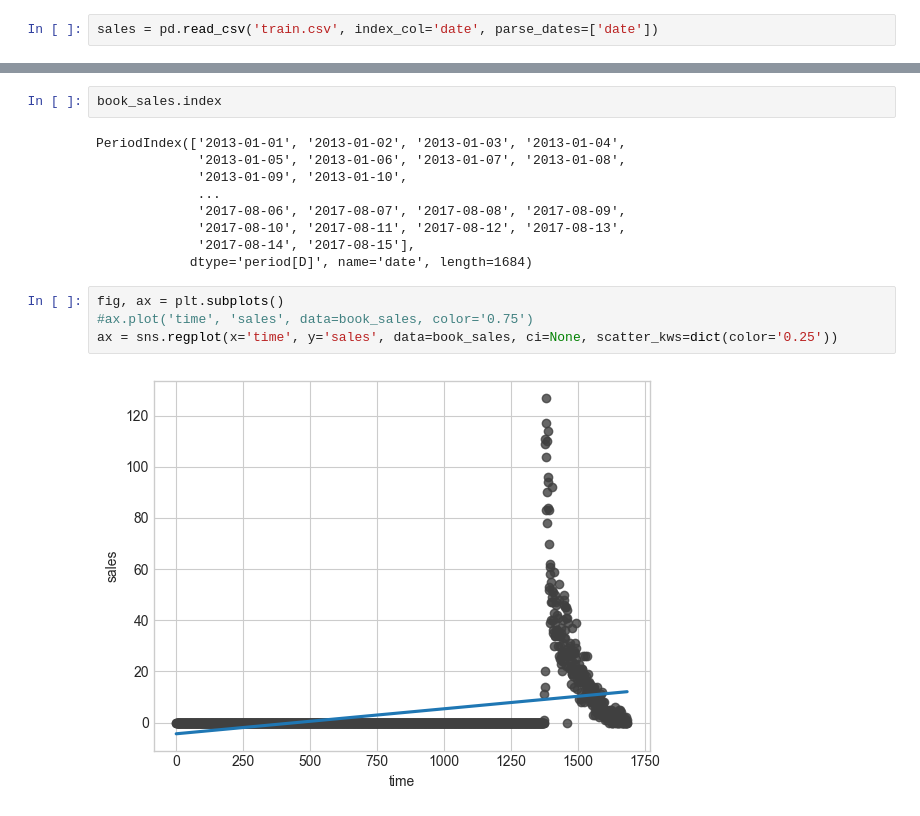
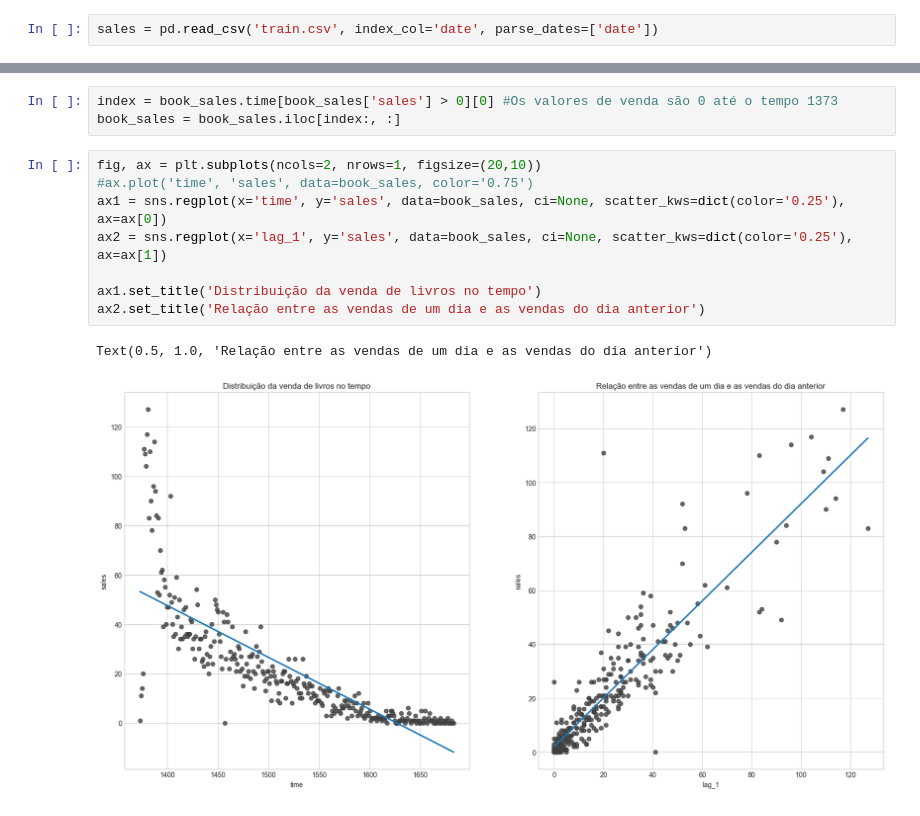
Before and after one commit to LissesCastro/Estudo-Series_Temporais, a Jupyter notebook: kaggle-series-temporais.ipynb, the cells around one changed output, grey strips where cells are left out. Drawn from its saved outputs; the diff is of its cells as text.

```diff
--- a/kaggle-series-temporais.ipynb
+++ b/kaggle-series-temporais.ipynb
@@ -17,17 +37,14 @@ book_sales['lag_1'] = book_sales['sales'].shift(1) # Cria um lag temporal de 1 p
-# %%
-book_sales.index
-# %% [output]
-PeriodIndex(['2013-01-01', '2013-01-02', '2013-01-03', '2013-01-04',
-             '2013-01-05', '2013-01-06', '2013-01-07', '2013-01-08',
-             '2013-01-09', '2013-01-10',
-             ...
-             '2017-08-06', '2017-08-07', '2017-08-08', '2017-08-09',
-             '2017-08-10', '2017-08-11', '2017-08-12', '2017-08-13',
-             '2017-08-14', '2017-08-15'],
-            dtype='period[D]', name='date', length=1684)
+# %%
+index = book_sales.time[book_sales['sales'] > 0][0] #Os valores de venda são 0 até o tempo 1373
+book_sales = book_sales.iloc[index:, :]
 # %%
-fig, ax = plt.subplots()
+fig, ax = plt.subplots(ncols=2, nrows=1, figsize=(20,10))
 #ax.plot('time', 'sales', data=book_sales, color='0.75')
-ax = sns.regplot(x='time', y='sales', data=book_sales, ci=None, scatter_kws=dict(color='0.25'))
+ax1 = sns.regplot(x='time', y='sales', data=book_sales, ci=None, scatter_kws=dict(color='0.25'), ax=ax[0])
+ax2 = sns.regplot(x='lag_1', y='sales', data=book_sales, ci=None, scatter_kws=dict(color='0.25'), ax=ax[1])
+
+ax1.set_title('Distribuição da venda de livros no tempo')
+ax2.set_title('Relação entre as vendas de um dia e as vendas do dia anterior')
 # %% [output]
+Text(0.5, 1.0, 'Relação entre as vendas de um dia e as vendas do dia anterior')
-[figure, old version]
+[figure, new version]
```
Also changed, not shown: parts of 5 cells of this notebook.
